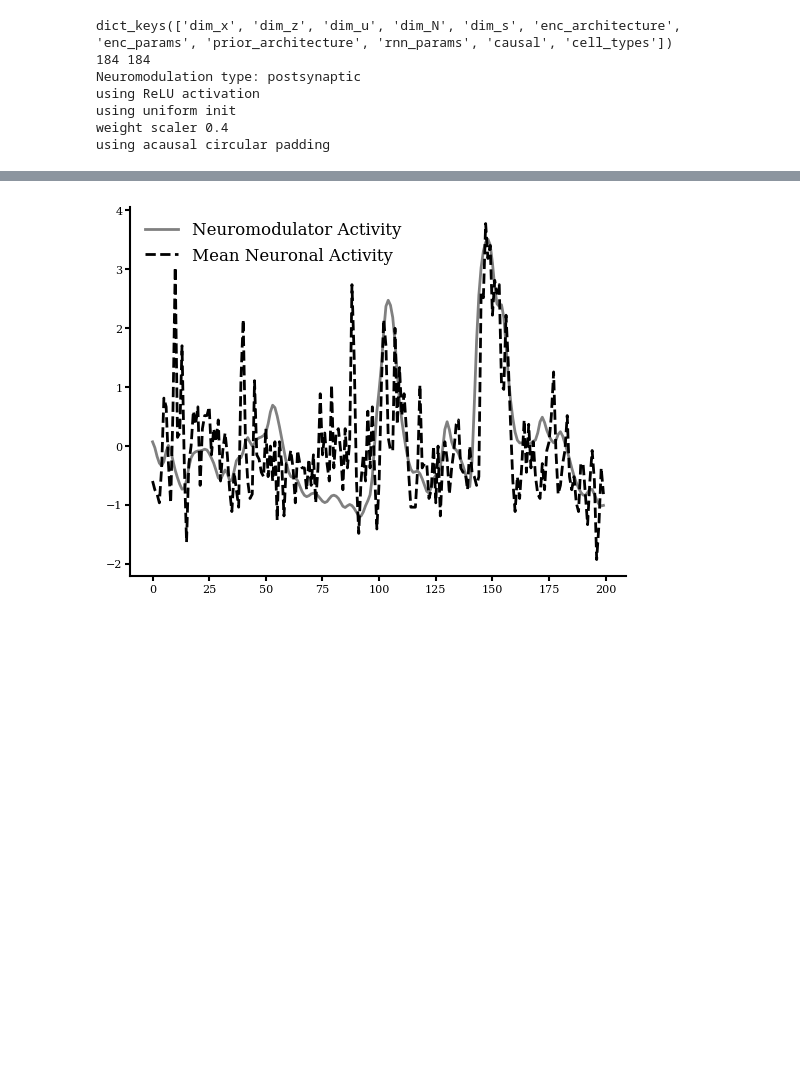
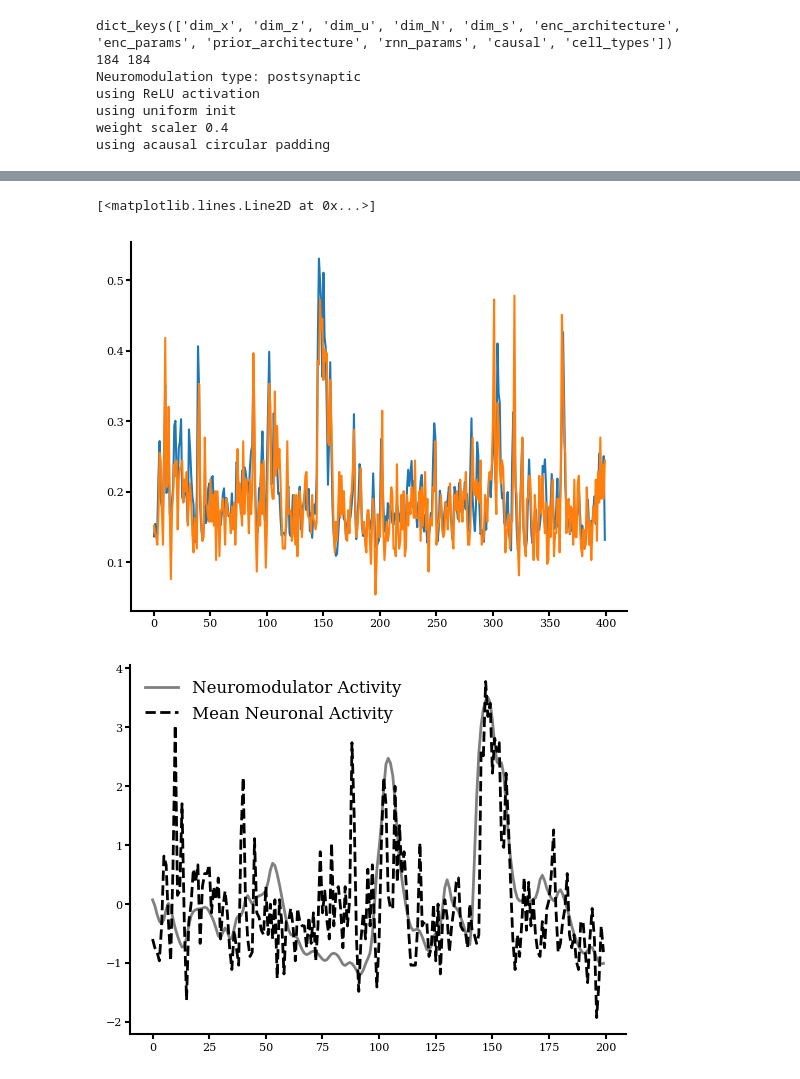
Before and after one commit to Matthijspals/mnm, a Jupyter notebook: generate_figures/plot_single_model.ipynb, the cells around one changed output, grey strips where cells are left out. Cells and saved outputs as stored; diff of their text form; code cells hidden in the pictures; blank space fills up the shorter version.

```diff
--- a/generate_figures/plot_single_model.ipynb
+++ b/generate_figures/plot_single_model.ipynb
@@ -210,3 +214,12 @@ ax[2,1].set_title("Generated Neural Activity");
+# %%
+dur = 400
+# %%
+# plot mean sampled versus real
+plt.plot(rates_inferred[0,:,:dur].mean(axis=0), label="Inferred Rates")
+plt.plot(x_train[:,:dur].mean(axis=0), label="Real Rates")
+# %% [output]
+[<matplotlib.lines.Line2D at 0x...>]
+[figure, added]
 # %%
 def zscore(tensor):
     return (tensor - torch.mean(tensor)) / torch.std(tensor)
```
Also changed, not shown: parts of 12 cells of this notebook, 4 other files.
